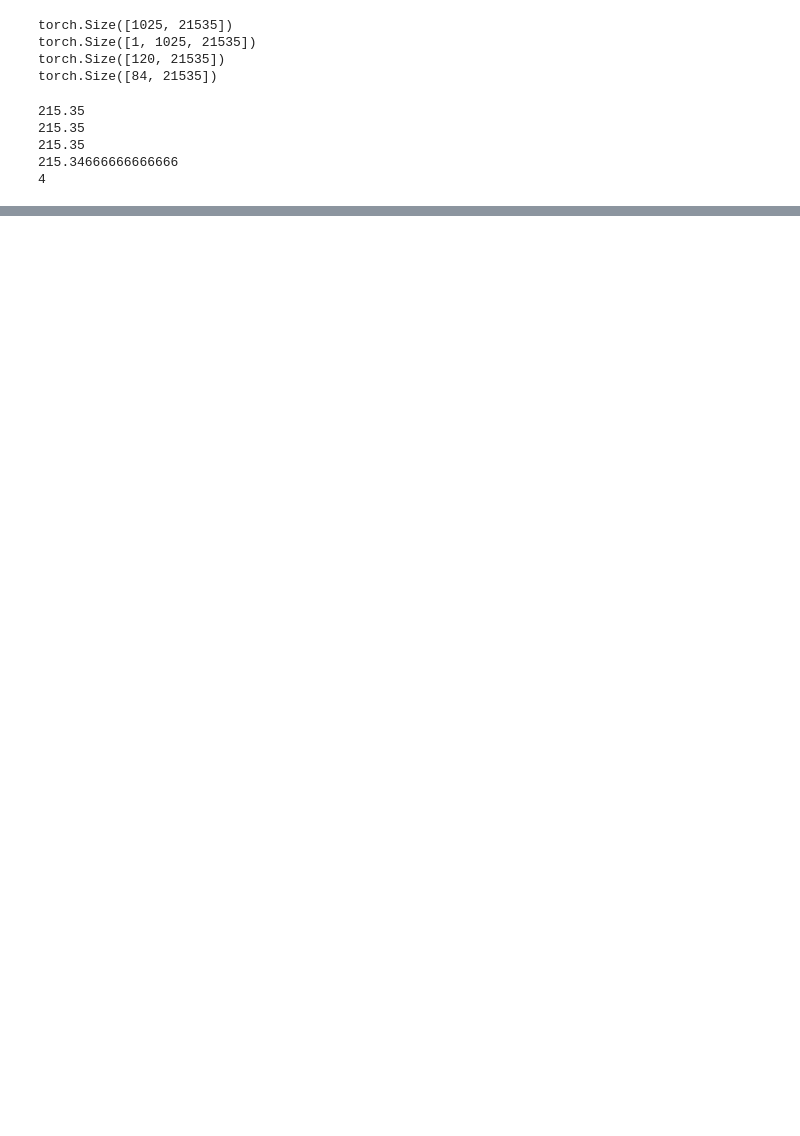
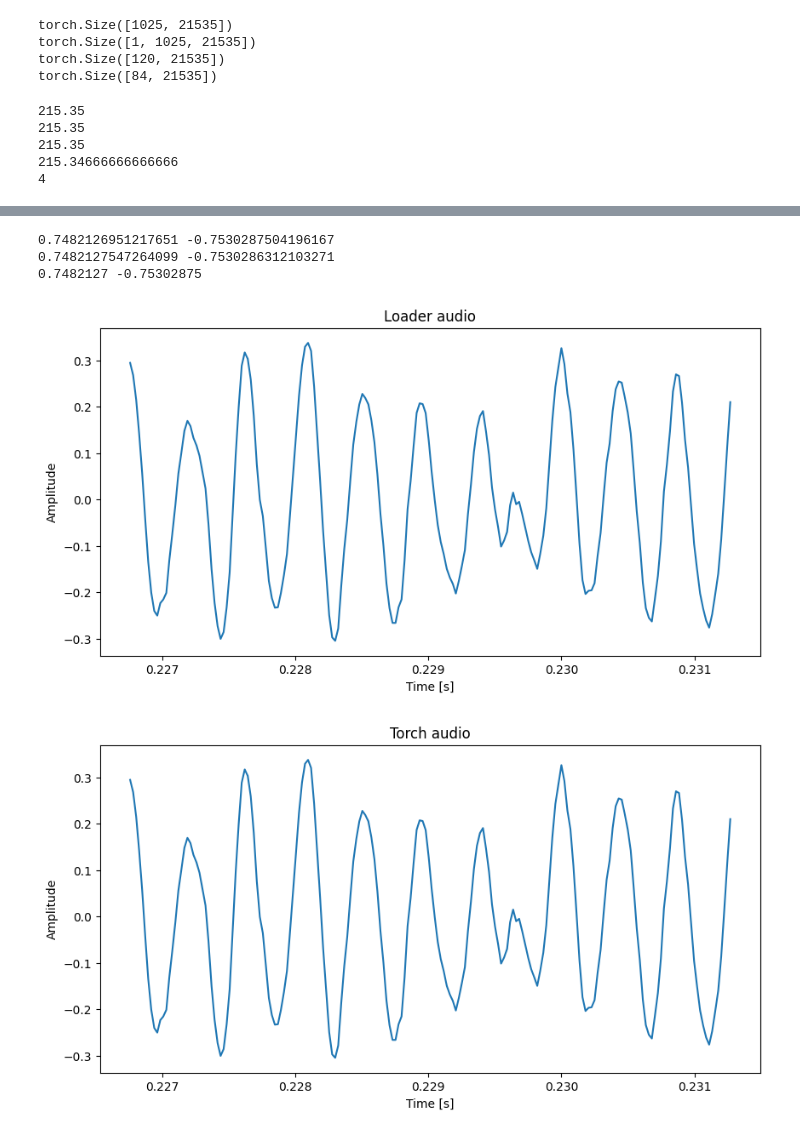
Before and after one commit to MarcelLieb/Automatic-Drum-Transcription, a Jupyter notebook: debug.ipynb, the cells around one changed output, grey strips where cells are left out. Saved outputs shown, nothing was run; the diff lists cells and outputs as text; code cells hidden in the pictures; blank space fills up the shorter version.

```diff
--- a/debug.ipynb
+++ b/debug.ipynb
@@ -379,0 +448,4 @@ for cls in gt_labels:
+# %%
+torch_audio = torchaudio.load(audio_path, frame_offset=int(segment[0] * sample_rate), num_frames=int((segment[1] - segment[0]) * sample_rate), normalize=True)[0].squeeze()
+librosa_audio, _ = librosa.load(audio_path, sr=sample_rate, offset=segment[0], duration=segment[1] - segment[0])
+loader_audio = load_audio(path=audio_path, sample_rate=sample_rate, start=segment[0], end=segment[1], normalize=False)
@@ -379,0 +473,24 @@ for cls in gt_labels:
+# %%
+print(torch.max(loader_audio).item(), torch.min(loader_audio).item())
+print(torch.max(torch_audio).item(), torch.min(torch_audio).item())
+print(np.max(librosa_audio), np.min(librosa_audio))
+
+difference = loader_audio.shape[-1] - torch_audio.shape[-1]
+if difference != 0:
+    print(f"Loader audio is longer by {difference} samples")
+    # loader_audio = loader_audio[difference:]
+
+
+if not np.allclose(librosa_audio, torch_audio.numpy(), atol=1e-5):
+    print(f"Librosa and torch audio are not equal")
+    print(np.max(np.abs(librosa_audio - torch_audio.numpy())))
+if not np.allclose(loader_audio.numpy(), torch_audio.numpy(), atol=1e-5):
+    print(f"Loader and torch audio are not equal")
+    print(np.max(np.abs(loader_audio.numpy() - torch_audio.numpy())))
+if not np.allclose(loader_audio, librosa_audio, atol=1e-5):
+    print(f"Loader and librosa audio are not equal")
+    print(np.max(np.abs(loader_audio.numpy() - librosa_audio)))
+# %% [output]
+0.7482126951217651 -0.7530287504196167
+0.7482127547264099 -0.7530286312103271
+0.7482127 -0.75302875
@@ -379,0 +502,10 @@ for cls in gt_labels:
+# %%
+num_samples = 200
+offset = 10000
+# %%
+plot_audio(loader_audio, sample_rate, "Loader audio", num_samples=num_samples, offset=offset)
+plot_audio(torch_audio.numpy(), sample_rate, "Torch audio", num_samples=num_samples, offset=offset)
+plot_audio(librosa_audio, sample_rate, "Librosa audio", num_samples=num_samples, offset=offset)
+# %% [output]
+[figure, added]
+[figure, added]
```
Also changed, not shown: parts of 18 cells of this notebook.
